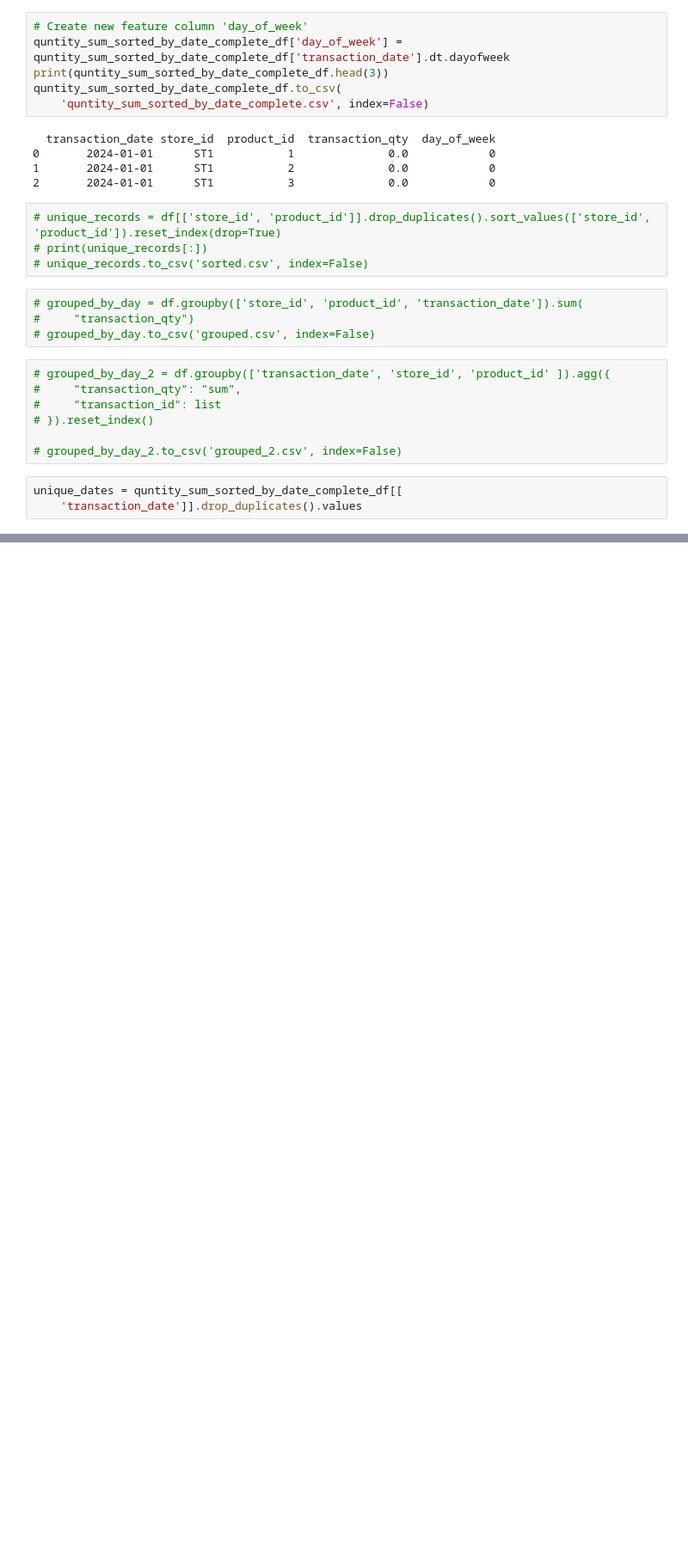
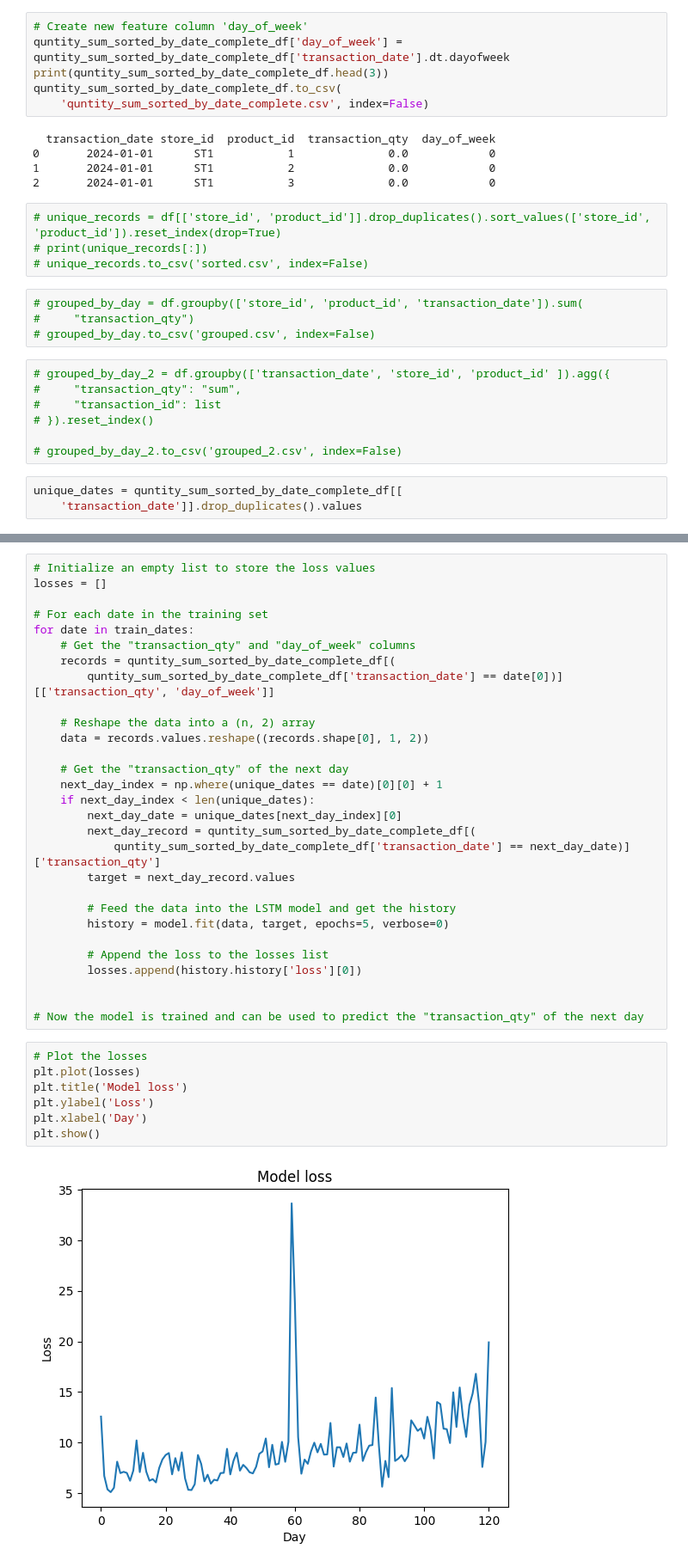
Before and after one commit to Savith-02/predicta-practice-competition, a Jupyter notebook: data-pre-processor.ipynb, the cells around one changed output, grey strips where cells are left out. Shown at 86% size. Saved outputs shown, nothing was run; the diff lists cells and outputs as text; blank space fills up the shorter version.

Commit message:
feat: made keras model

```diff
--- a/data-pre-processor.ipynb
+++ b/data-pre-processor.ipynb
@@ -94,0 +139,38 @@ unique_dates = quntity_sum_sorted_by_date_complete_df[[
+# %%
+# Initialize an empty list to store the loss values
+losses = []
+
+# For each date in the training set
+for date in train_dates:
+    # Get the "transaction_qty" and "day_of_week" columns
+    records = quntity_sum_sorted_by_date_complete_df[(
+        quntity_sum_sorted_by_date_complete_df['transaction_date'] == date[0])][['transaction_qty', 'day_of_week']]
+
+    # Reshape the data into a (n, 2) array
+    data = records.values.reshape((records.shape[0], 1, 2))
+
+    # Get the "transaction_qty" of the next day
+    next_day_index = np.where(unique_dates == date)[0][0] + 1
+    if next_day_index < len(unique_dates):
+        next_day_date = unique_dates[next_day_index][0]
+        next_day_record = quntity_sum_sorted_by_date_complete_df[(
+            quntity_sum_sorted_by_date_complete_df['transaction_date'] == next_day_date)]['transaction_qty']
+        target = next_day_record.values
+
+        # Feed the data into the LSTM model and get the history
+        history = model.fit(data, target, epochs=5, verbose=0)
+
+        # Append the loss to the losses list
+        losses.append(history.history['loss'][0])
+
+
+# Now the model is trained and can be used to predict the "transaction_qty" of the next day
+# %%
+# Plot the losses
+plt.plot(losses)
+plt.title('Model loss')
+plt.ylabel('Loss')
+plt.xlabel('Day')
+plt.show()
+# %% [output]
+[figure, added]
```
Also changed, not shown: parts of 8 cells of this notebook.
